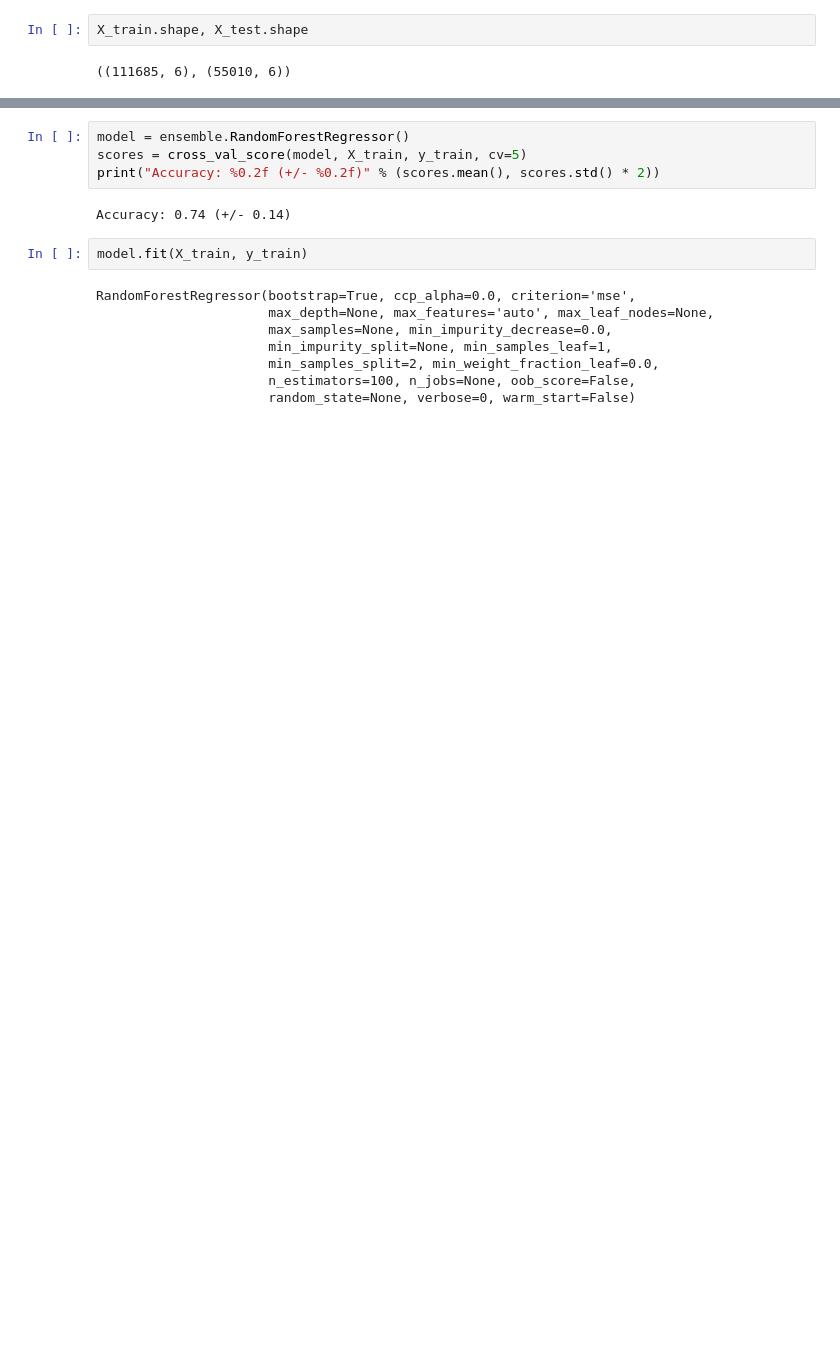
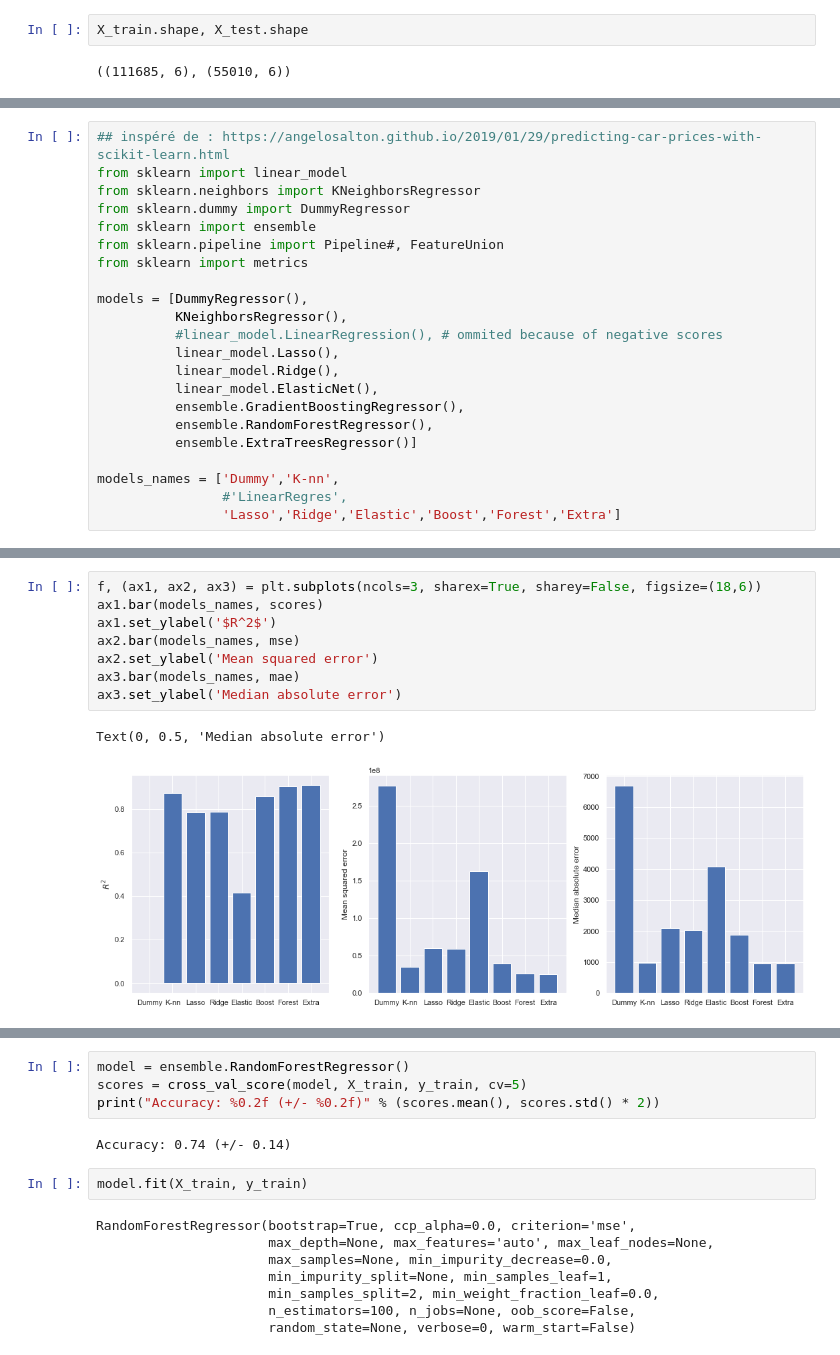
Before and after one commit to lyes1/projet_data_automobile, a Jupyter notebook: Projet_estimation_vehicule.ipynb, the cells around one changed output, grey strips where cells are left out. Cells and saved outputs as stored; diff of their text form; blank space fills up the shorter version.

```diff
--- a/Projet_estimation_vehicule.ipynb
+++ b/Projet_estimation_vehicule.ipynb
@@ -556,0 +566,22 @@ from sklearn.model_selection import cross_val_score, cross_val_predict
+# %%
+## inspéré de : https://angelosalton.github.io/2019/01/29/predicting-car-prices-with-scikit-learn.html
+from sklearn import linear_model
+from sklearn.neighbors import KNeighborsRegressor
+from sklearn.dummy import DummyRegressor
+from sklearn import ensemble
+from sklearn.pipeline import Pipeline#, FeatureUnion
+from sklearn import metrics
+
+models = [DummyRegressor(),
+          KNeighborsRegressor(),
+          #linear_model.LinearRegression(), # ommited because of negative scores
+          linear_model.Lasso(),
+          linear_model.Ridge(),
+          linear_model.ElasticNet(),
+          ensemble.GradientBoostingRegressor(),
+          ensemble.RandomForestRegressor(),
+          ensemble.ExtraTreesRegressor()]
+
+models_names = ['Dummy','K-nn',
+                #'LinearRegres',
+                'Lasso','Ridge','Elastic','Boost','Forest','Extra']
@@ -556,0 +602,11 @@ from sklearn.model_selection import cross_val_score, cross_val_predict
+# %%
+f, (ax1, ax2, ax3) = plt.subplots(ncols=3, sharex=True, sharey=False, figsize=(18,6))
+ax1.bar(models_names, scores)
+ax1.set_ylabel('$R^2$')
+ax2.bar(models_names, mse)
+ax2.set_ylabel('Mean squared error')
+ax3.bar(models_names, mae)
+ax3.set_ylabel('Median absolute error')
+# %% [output]
+Text(0, 0.5, 'Median absolute error')
+[figure, added]
```
Also changed, not shown: parts of 20 cells of this notebook.
